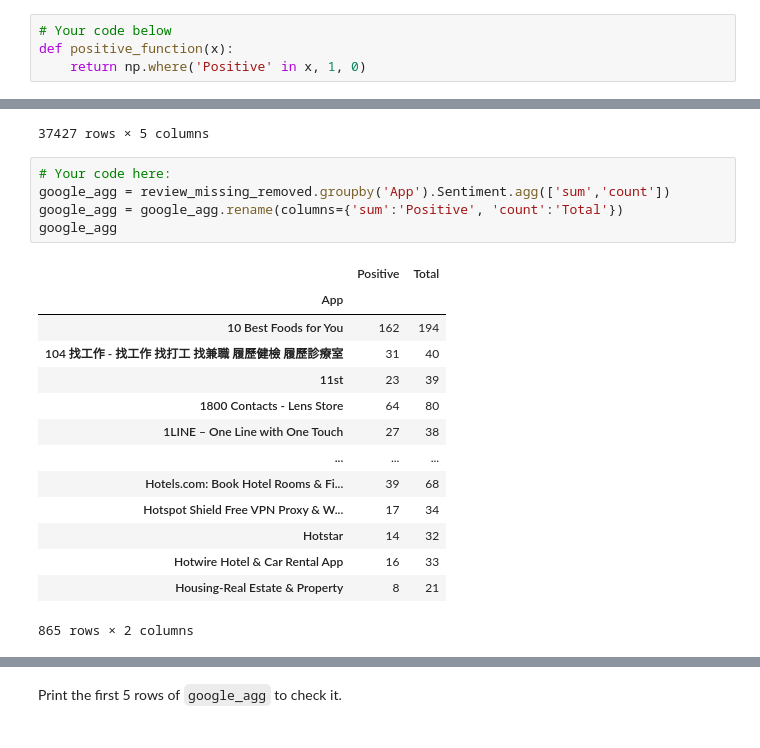
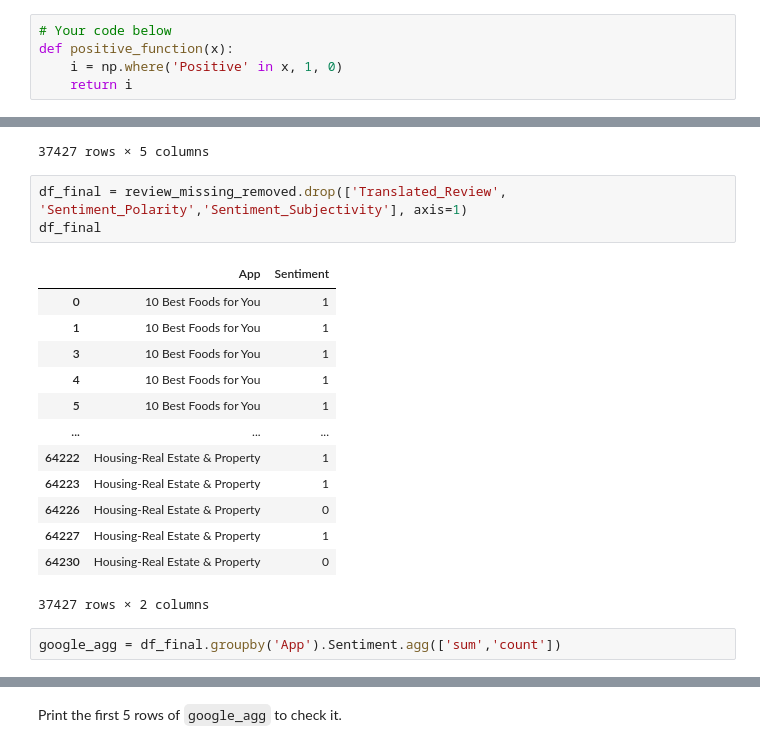
Before and after one commit to anadeondarza/dataptmad0522_labs, a Jupyter notebook: module-3/feature-extraction/your-code/notebooks/main.ipynb, the cells around one changed output, grey strips where cells are left out. Saved outputs shown, nothing was run; the diff lists cells and outputs as text.

```diff
--- a/module-3/feature-extraction/your-code/notebooks/main.ipynb
+++ b/module-3/feature-extraction/your-code/notebooks/main.ipynb
@@ -667,7 +667,8 @@ In the following cell, write a function that takes a column and returns the numb
 # %%
 # Your code below
 def positive_function(x):
-    return np.where('Positive' in x, 1, 0)
+    i = np.where('Positive' in x, 1, 0)
+    return i
 # %%
 positive_function(review_missing_removed['Sentiment'])
 # %% [output]
@@ -708,23 +709,22 @@ See the caveats in the documentation: https://pandas.pydata.org/pandas-docs/stab
 | 64227 | Housing-Real Estate & Property | I property business got link SMS ... | 1 | 0.800000 | 1.000000 |
 | 64230 | Housing-Real Estate & Property | Useless app, I searched flats kon... | 0 | -0.316667 | 0.400000 |
 37427 rows × 5 columns
-# %%
-# Your code here:
-google_agg = review_missing_removed.groupby('App').Sentiment.agg(['sum','count'])
-google_agg = google_agg.rename(columns={'sum':'Positive', 'count':'Total'})
-google_agg
-# %% [output]
-|  | Positive | Total |
-| App |  |  |
-| 10 Best Foods for You | 162 | 194 |
-| 104 找工作 - 找工作 找打工 找兼職 履歷健檢 履歷診療室 | 31 | 40 |
-| 11st | 23 | 39 |
-| 1800 Contacts - Lens Store | 64 | 80 |
-| 1LINE – One Line with One Touch | 27 | 38 |
-| ... | ... | ... |
-| Hotels.com: Book Hotel Rooms & Fi... | 39 | 68 |
-| Hotspot Shield Free VPN Proxy & W... | 17 | 34 |
-| Hotstar | 14 | 32 |
-| Hotwire Hotel & Car Rental App | 16 | 33 |
-| Housing-Real Estate & Property | 8 | 21 |
-865 rows × 2 columns
+# %%
+df_final = review_missing_removed.drop(['Translated_Review', 'Sentiment_Polarity','Sentiment_Subjectivity'], axis=1)
+df_final
+# %% [output]
+|  | App | Sentiment |
+| 0 | 10 Best Foods for You | 1 |
+| 1 | 10 Best Foods for You | 1 |
+| 3 | 10 Best Foods for You | 1 |
+| 4 | 10 Best Foods for You | 1 |
+| 5 | 10 Best Foods for You | 1 |
+| ... | ... | ... |
+| 64222 | Housing-Real Estate & Property | 1 |
+| 64223 | Housing-Real Estate & Property | 1 |
+| 64226 | Housing-Real Estate & Property | 0 |
+| 64227 | Housing-Real Estate & Property | 1 |
+| 64230 | Housing-Real Estate & Property | 0 |
+37427 rows × 2 columns
+# %%
+google_agg = df_final.groupby('App').Sentiment.agg(['sum','count'])
```
Also changed, not shown: parts of 8 cells of this notebook.
